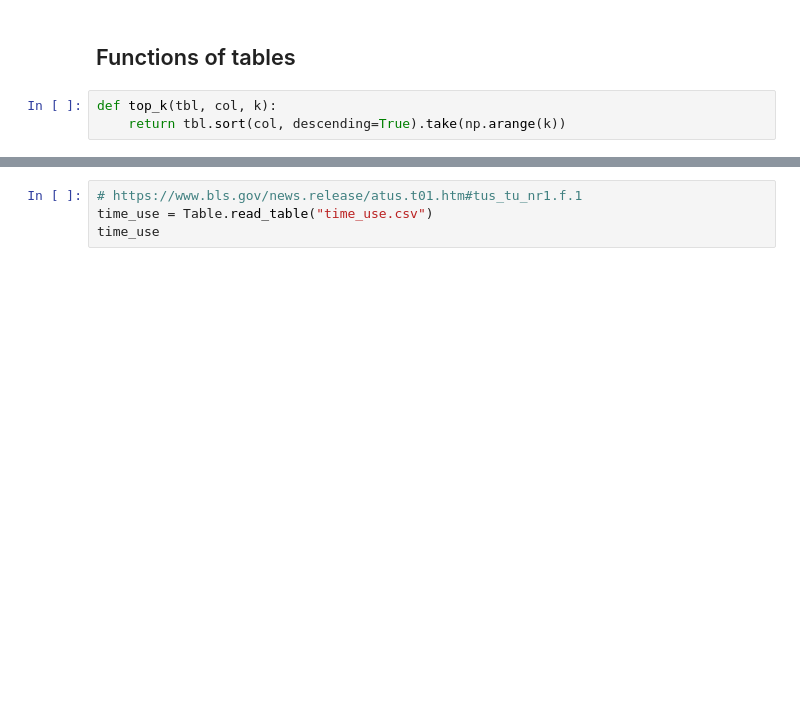
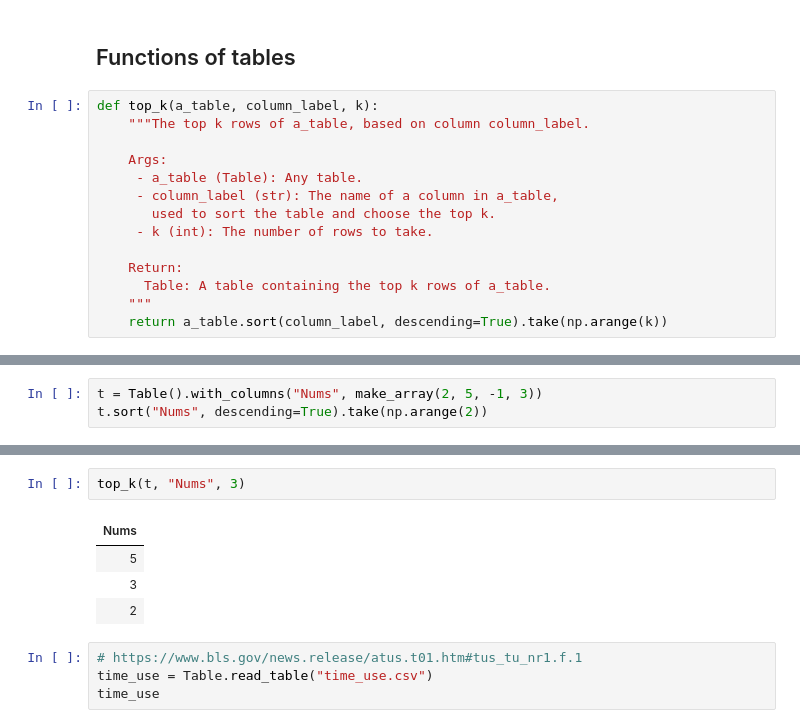
Before and after one commit to data-8r/course-assets, a Jupyter notebook: lectures/lecture14.ipynb, the cells around one changed output, grey strips where cells are left out. Drawn from its saved outputs; the diff is of its cells as text; blank space fills up the shorter version.

```diff
--- a/lectures/lecture14.ipynb
+++ b/lectures/lecture14.ipynb
@@ -70,6 +108,17 @@ def percentages(a):
     return 100 * a / sum(a)
 # %% [markdown]
 ## Functions of tables
-# %%
-def top_k(tbl, col, k):
-    return tbl.sort(col, descending=True).take(np.arange(k))
+# %%
+def top_k(a_table, column_label, k):
+    """The top k rows of a_table, based on column column_label.
+
+    Args:
+     - a_table (Table): Any table.
+     - column_label (str): The name of a column in a_table,
+       used to sort the table and choose the top k.
+     - k (int): The number of rows to take.
+
+    Return:
+      Table: A table containing the top k rows of a_table.
+    """
+    return a_table.sort(column_label, descending=True).take(np.arange(k))
@@ -75,0 +127,3 @@ def top_k(tbl, col, k):
+# %%
+t = Table().with_columns("Nums", make_array(2, 5, -1, 3))
+t.sort("Nums", descending=True).take(np.arange(2))
@@ -76,3 +140,10 @@ def top_k(tbl, col, k):
+# %%
+top_k(t, "Nums", 3)
+# %% [output]
+| Nums |
+| 5 |
+| 3 |
+| 2 |
 # %%
 # https://www.bls.gov/news.release/atus.t01.htm#tus_tu_nr1.f.1
 time_use = Table.read_table("time_use.csv")
```
Also changed, not shown: parts of 23 cells of this notebook.
